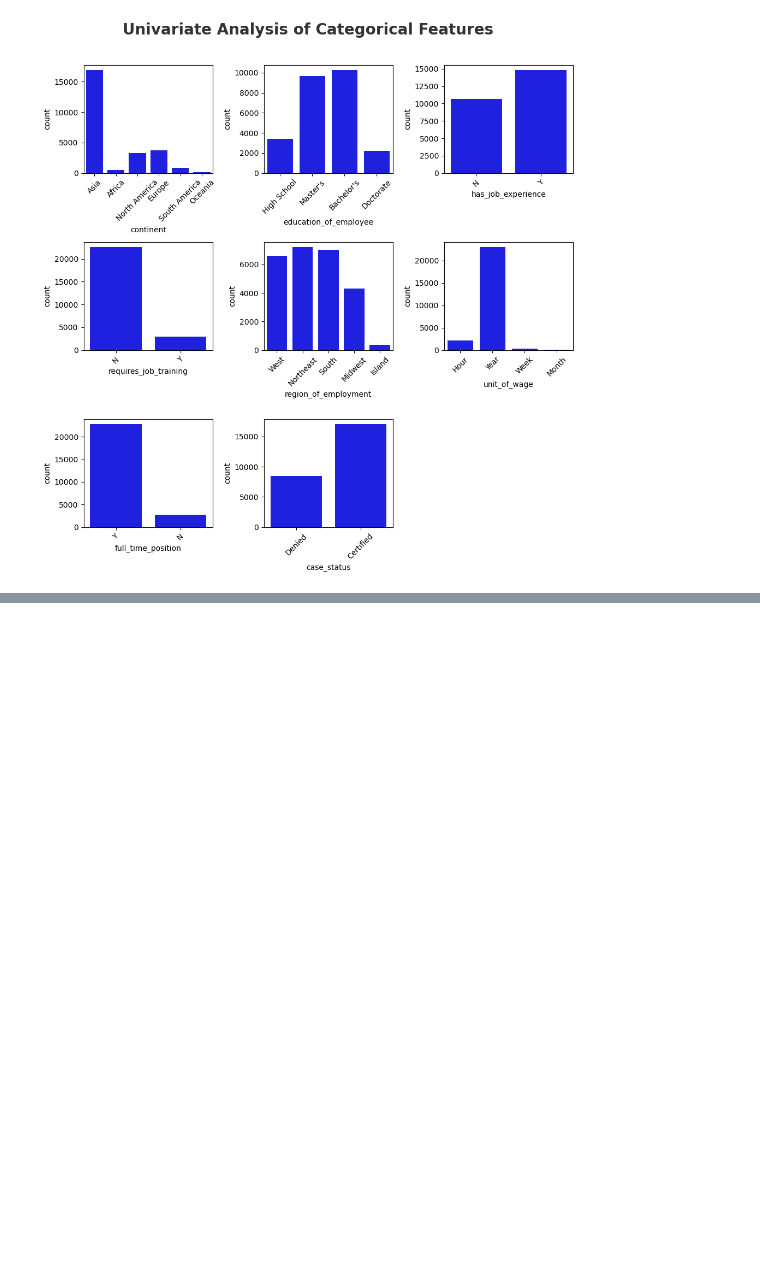
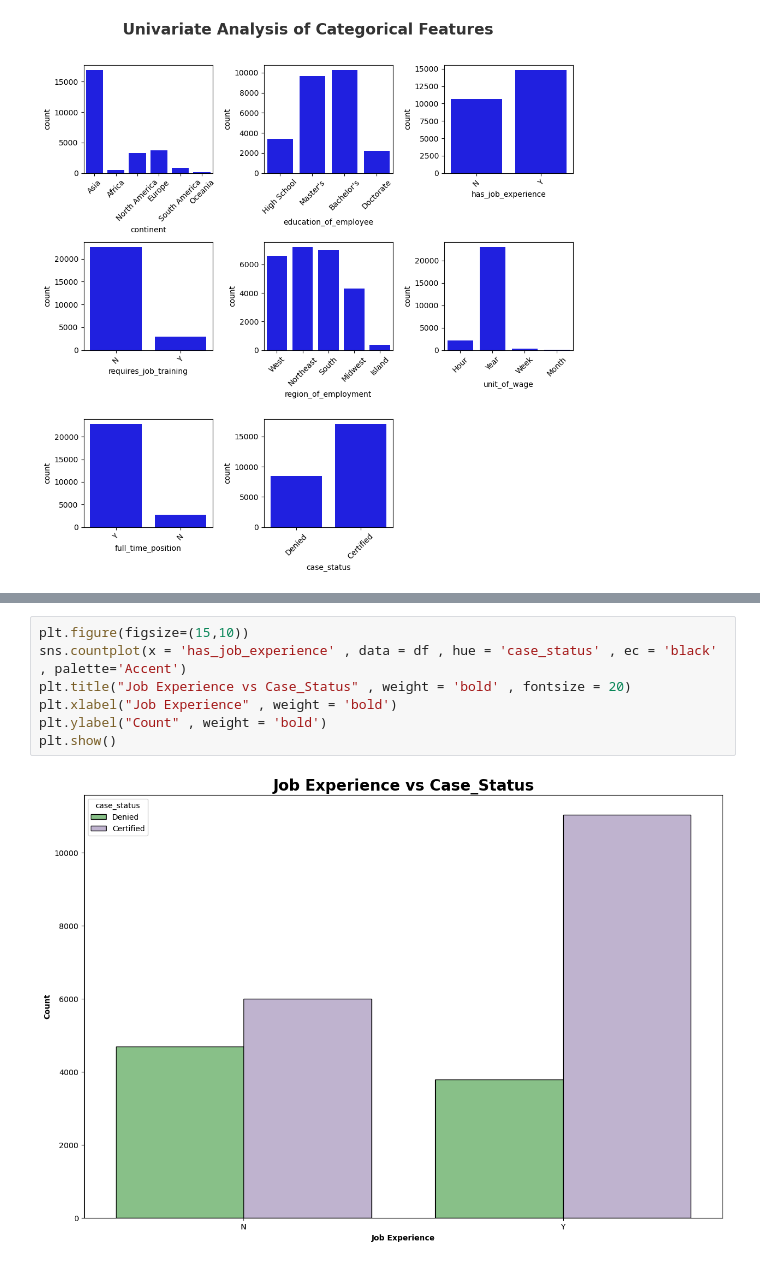
Before and after one commit to Ananddd06/US_Visa_Prediction_ML, a Jupyter notebook: notebook/EDA_Visa_US.ipynb, the cells around one changed output, grey strips where cells are left out. Drawn from its saved outputs; the diff is of its cells as text; blank space fills up the shorter version.

```diff
--- a/notebook/EDA_Visa_US.ipynb
+++ b/notebook/EDA_Visa_US.ipynb
@@ -179,0 +288,9 @@ plt.show()
+# %%
+plt.figure(figsize=(15,10))
+sns.countplot(x = 'has_job_experience' , data = df , hue = 'case_status' , ec = 'black' , palette='Accent')
+plt.title("Job Experience vs Case_Status" , weight = 'bold' , fontsize = 20)
+plt.xlabel("Job Experience" , weight = 'bold')
+plt.ylabel("Count" , weight = 'bold')
+plt.show()
+# %% [output]
+[figure, added]
```
Also changed, not shown: parts of 41 cells of this notebook.
